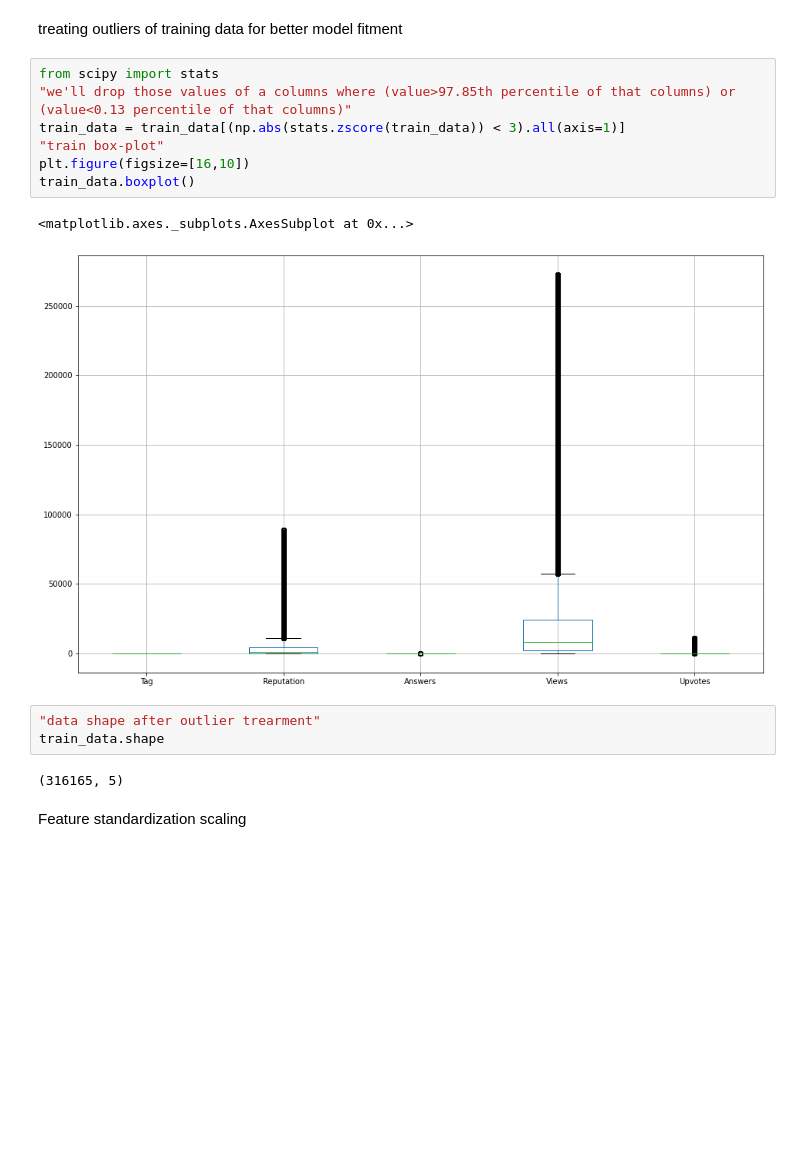
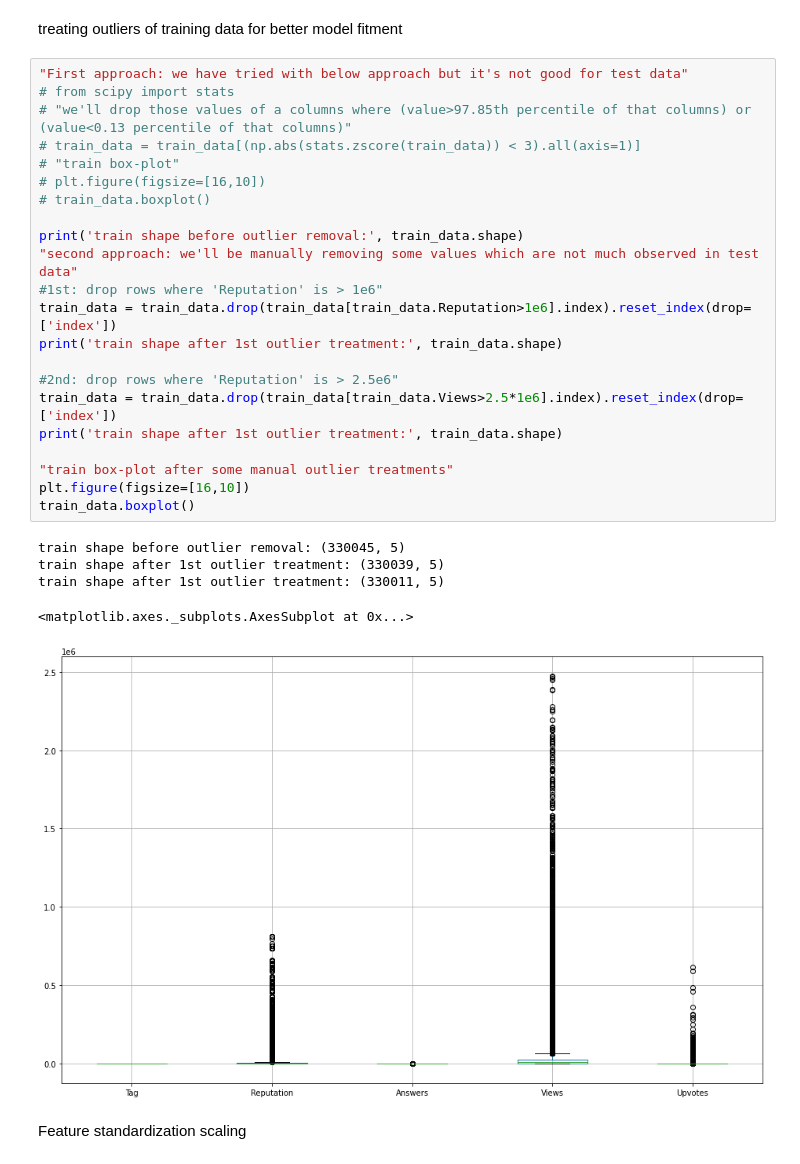
Before and after one commit to ram-swaroop/Upvotes-prediction, a Jupyter notebook: Upvote_prediction.ipynb, the cells around one changed output. Cells and saved outputs as stored; diff of their text form; blank space fills up the shorter version.

```diff
--- a/Upvote_prediction.ipynb
+++ b/Upvote_prediction.ipynb
@@ -167,20 +167,33 @@ test_data.boxplot()
 # %% [markdown]
 treating outliers of training data for better model fitment
 # %%
-from scipy import stats
-"we'll drop those values of a columns where (value>97.85th percentile of that columns) or (value<0.13 percentile of that columns)"
-train_data = train_data[(np.abs(stats.zscore(train_data)) < 3).all(axis=1)]
-"train box-plot"
+"First approach: we have tried with below approach but it's not good for test data"
+# from scipy import stats
+# "we'll drop those values of a columns where (value>97.85th percentile of that columns) or (value<0.13 percentile of that columns)"
+# train_data = train_data[(np.abs(stats.zscore(train_data)) < 3).all(axis=1)]
+# "train box-plot"
+# plt.figure(figsize=[16,10])
+# train_data.boxplot()
+
+print('train shape before outlier removal:', train_data.shape)
+"second approach: we'll be manually removing some values which are not much observed in test data"
+#1st: drop rows where 'Reputation' is > 1e6"
+train_data = train_data.drop(train_data[train_data.Reputation>1e6].index).reset_index(drop=['index'])
+print('train shape after 1st outlier treatment:', train_data.shape)
+
+#2nd: drop rows where 'Reputation' is > 2.5e6"
+train_data = train_data.drop(train_data[train_data.Views>2.5*1e6].index).reset_index(drop=['index'])
+print('train shape after 1st outlier treatment:', train_data.shape)
+
+"train box-plot after some manual outlier treatments"
 plt.figure(figsize=[16,10])
 train_data.boxplot()
 # %% [output]
-<matplotlib.axes._subplots.AxesSubplot at 0x...>
+train shape before outlier removal: (330045, 5)
+train shape after 1st outlier treatment: (330039, 5)
+train shape after 1st outlier treatment: (330011, 5)
+<matplotlib.axes._subplots.AxesSubplot at 0x...>
-[figure, old version]
+[figure, new version]
-# %%
-"data shape after outlier trearment"
-train_data.shape
-# %% [output]
-(316165, 5)
 # %% [markdown]
 Feature standardization scaling
 # %%
```
Also changed, not shown: parts of 4 cells of this notebook.
